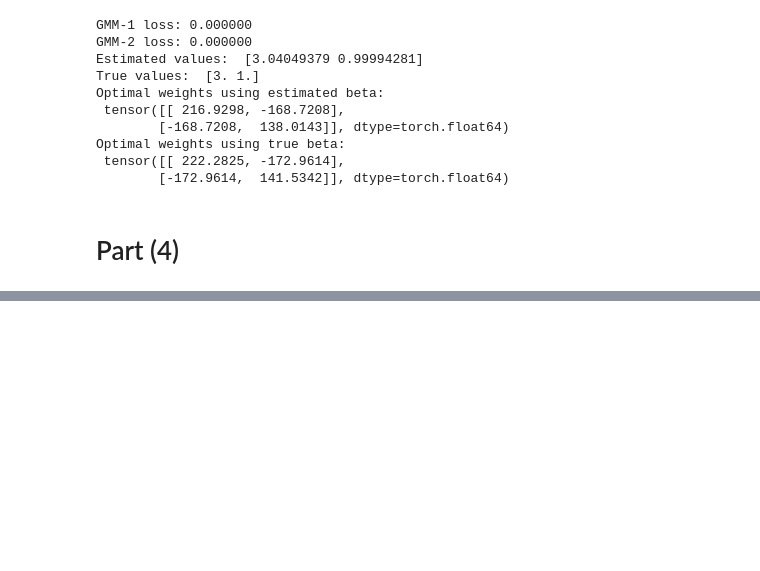
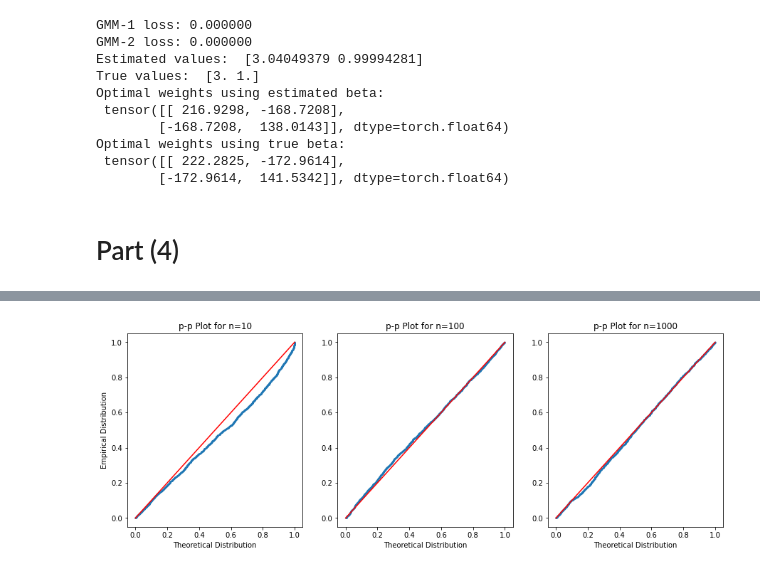
Before and after one commit to skjorlien/ARE212_ProblemSets, a Jupyter notebook: PS3/Q1/Question 1.ipynb, the cells around one changed output, grey strips where cells are left out. Cells and saved outputs as stored; diff of their text form; code cells hidden in the pictures; blank space fills up the shorter version.

```diff
--- a/PS3/Q1/Question 1.ipynb
+++ b/PS3/Q1/Question 1.ipynb
@@ -367,0 +370,26 @@ plt.show()
+# %%
+def ppplot(data_diff_n,dist, n_list):
+    data_diff_n = np.array(data_diff_n)
+    n_n = data_diff_n.shape[0]
+    fig, ax = plt.subplots(1, n_n, figsize=(15, 5))
+    for i in range(n_n):
+        data = data_diff_n[i,:]
+        # Theoretical CDF, evaluated at points of data
+        P = [dist.cdf(x) for x in data.tolist()]
+
+        # Empirical CDF, evaluated at points of data
+        Phat = [(data<x).mean() for x in data.tolist()]
+
+
+        ax[i].scatter(P,Phat,s=1)
+        ax[i].plot([0,1],[0,1],color='r') # Plot 45
+        ax[i].set_xlabel('Theoretical Distribution')
+        ax[0].set_ylabel('Empirical Distribution')
+        ax[i].set_title('p-p Plot for n={}'.format(n_list[i]))
+
+    return ax
+# %%
+limiting_J = iid.chi2(n_m-beta_true.shape[0])
+ax = ppplot(J_est_list, limiting_J,n_draw_list)
+# %% [output]
+[figure, added]
```
Also changed, not shown: parts of 11 cells of this notebook, 1 other file.
